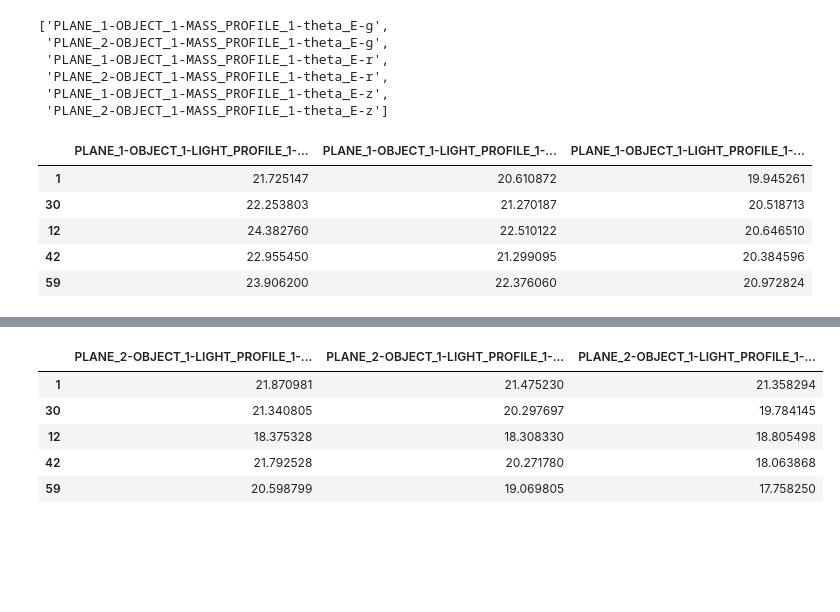
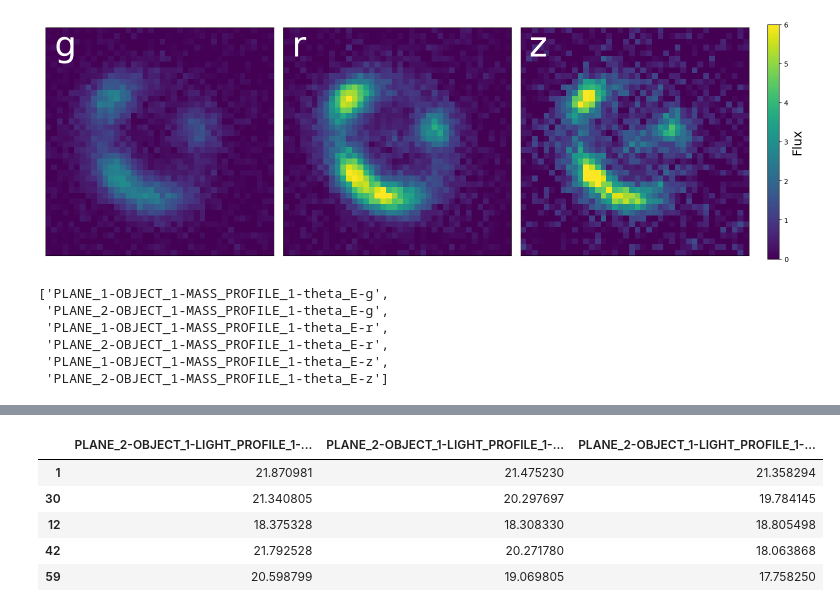
Before and after one commit to deepskies/DomainAdaptiveMVEforLensModeling, a Jupyter notebook: src/sim/notebooks/gen_sim.ipynb, the cells around one changed output, grey strips where cells are left out. Drawn from its saved outputs; the diff is of its cells as text; code cells hidden in the pictures; blank space fills up the shorter version.

```diff
--- a/src/sim/notebooks/gen_sim.ipynb
+++ b/src/sim/notebooks/gen_sim.ipynb
@@ -75,3 +136,49 @@ visualize_data(tdata)
+# %%
+i = 16
+img = tdata[i]
+
+# Create a figure with 3 subplots arranged horizontally
+fig, axs = plt.subplots(1, 3, figsize=(15, 5))
+
+# First subplot
+im0 = axs[0].imshow(img[0, :, :])
+axs[0].set_xticks([])
+axs[0].set_yticks([])
+axs[0].annotate("g", color = "white", xy=(1, 4.5), fontsize = 50)
+
+# Second subplot
+im1 = axs[1].imshow(img[1, :, :])
+axs[1].set_xticks([])
+axs[1].set_yticks([])
+axs[1].annotate("r", color = "white", xy=(1, 4.5), fontsize = 50)
+
+# Third subplot
+im2 = s = axs[2].imshow(img[2, :, :])
+axs[2].set_xticks([])
+axs[2].set_yticks([])
+axs[2].annotate("z", color = "white", xy=(1, 4.5), fontsize = 50)
+
+
+# Adjust layout to prevent overlap
+plt.tight_layout()
+
+vmin = 0
+vmax = 6
+im1.set_clim(vmin, vmax)
+im2.set_clim(vmin, vmax)
+im0.set_clim(vmin, vmax)
+
+# print(np.array(label_target['PLANE_1-OBJECT_1-MASS_PROFILE_1-theta_E-g'])[idx][i])
+# print(preds_target_test[idx][i])
+# print(var_preds_target_test[idx][i])
+# Show the plot
+
+cbar = plt.colorbar(s, ax = axs,fraction=0.016, pad=0.025)
+cbar.set_label("Flux", fontsize = 18)
+plt.savefig("Target_Example.png", dpi = 400, bbox_inches = 'tight')
+plt.show()
+# %% [output]
+[figure, added]
 # %%
 import pandas as pd
 smeta = pd.read_csv(targ_meta)
@@ -84,12 +191,3 @@ smeta = pd.read_csv(targ_meta)
  'PLANE_2-OBJECT_1-MASS_PROFILE_1-theta_E-r',
  'PLANE_1-OBJECT_1-MASS_PROFILE_1-theta_E-z',
  'PLANE_2-OBJECT_1-MASS_PROFILE_1-theta_E-z']
-# %%
-smeta[['PLANE_1-OBJECT_1-LIGHT_PROFILE_1-magnitude-g', 'PLANE_1-OBJECT_1-LIGHT_PROFILE_1-magnitude-r', 'PLANE_1-OBJECT_1-LIGHT_PROFILE_1-magnitude-z']].iloc[[1, 30, 12, 42, 59]]
-# %% [output]
-|  | PLANE_1-OBJECT_1-LIGHT_PROFILE_1-... | PLANE_1-OBJECT_1-LIGHT_PROFILE_1-... | PLANE_1-OBJECT_1-LIGHT_PROFILE_1-... |
-| 1 | 21.725147 | 20.610872 | 19.945261 |
-| 30 | 22.253803 | 21.270187 | 20.518713 |
-| 12 | 24.382760 | 22.510122 | 20.646510 |
-| 42 | 22.955450 | 21.299095 | 20.384596 |
-| 59 | 23.906200 | 22.376060 | 20.972824 |
```
Also changed, not shown: parts of 13 cells of this notebook, 3 other files.
